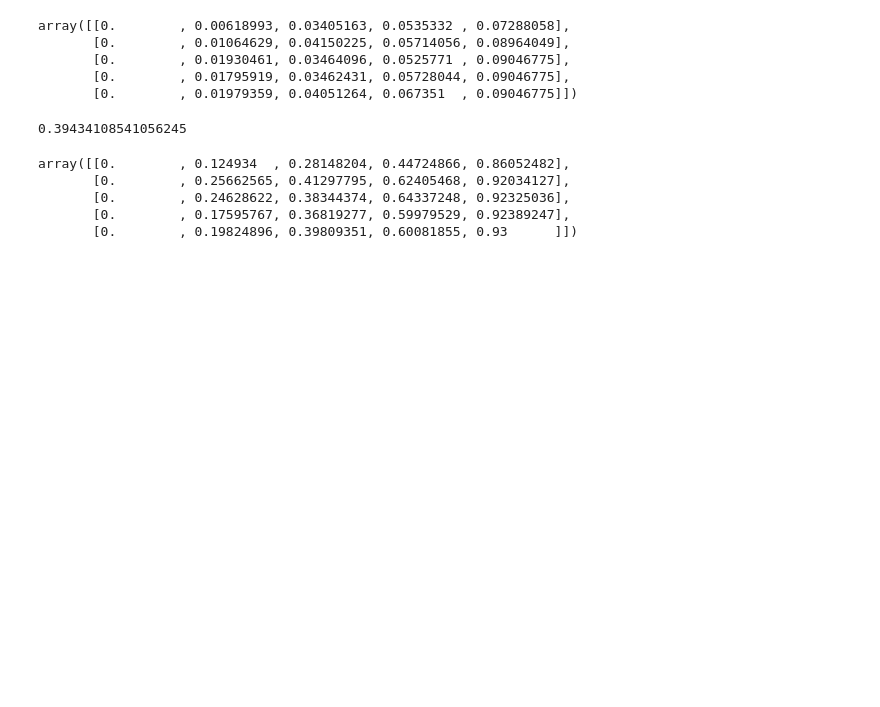
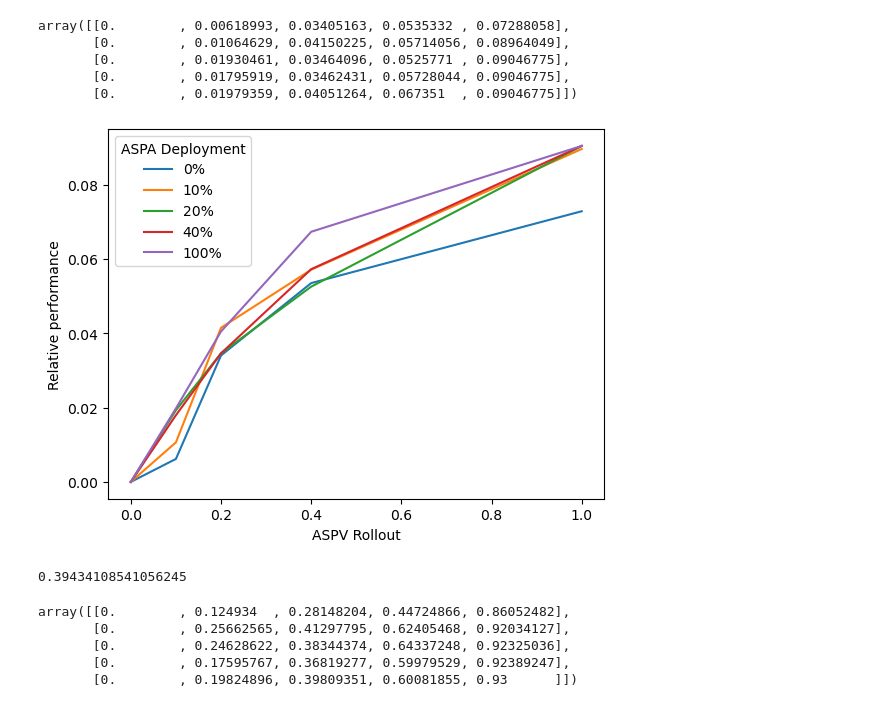
Before and after one commit to TianWong/LOTUS, a Jupyter notebook: controller_workbook.ipynb, the cells around one changed output. Cells and saved outputs as stored; diff of their text form; code cells hidden in the pictures; blank space fills up the shorter version.

```diff
--- a/controller_workbook.ipynb
+++ b/controller_workbook.ipynb
@@ -83,6 +100,23 @@ array([[0.        , 0.00618993, 0.03405163, 0.0535332 , 0.07288058],
        [0.        , 0.01930461, 0.03464096, 0.0525771 , 0.09046775],
        [0.        , 0.01795919, 0.03462431, 0.05728044, 0.09046775],
        [0.        , 0.01979359, 0.04051264, 0.067351  , 0.09046775]])
+# %%
+import pandas as pd
+import matplotlib.pyplot as plt
+labels=[0.0, 0.1, 0.2, 0.4, 1.0]
+df = pd.DataFrame([[0.        , 0.00618993, 0.03405163, 0.0535332 , 0.07288058],
+       [0.        , 0.01064629, 0.04150225, 0.05714056, 0.08964049],
+       [0.        , 0.01930461, 0.03464096, 0.0525771 , 0.09046775],
+       [0.        , 0.01795919, 0.03462431, 0.05728044, 0.09046775],
+       [0.        , 0.01979359, 0.04051264, 0.067351  , 0.09046775]], columns=labels)
+for i in range(df.shape[1]):
+       plt.plot(df.iloc[i], label=f"{int(labels[i]*100)}%")
+plt.legend(title="ASPA Deployment")
+plt.ylabel("Relative performance")
+plt.xlabel("ASPV Rollout")
+plt.show()
+# %% [output]
+[figure, added]
 # %%
 all_asns = controller.export_interpreter(BASE_SCENARIO, BASE_SCENARIO+".pickle")
 results = controller.main(BASE_SCENARIO+".pickle", all_asns, "aspa_random", verbose=False, iterations=100)
```
Also changed, not shown: parts of 1 cell of this notebook.
